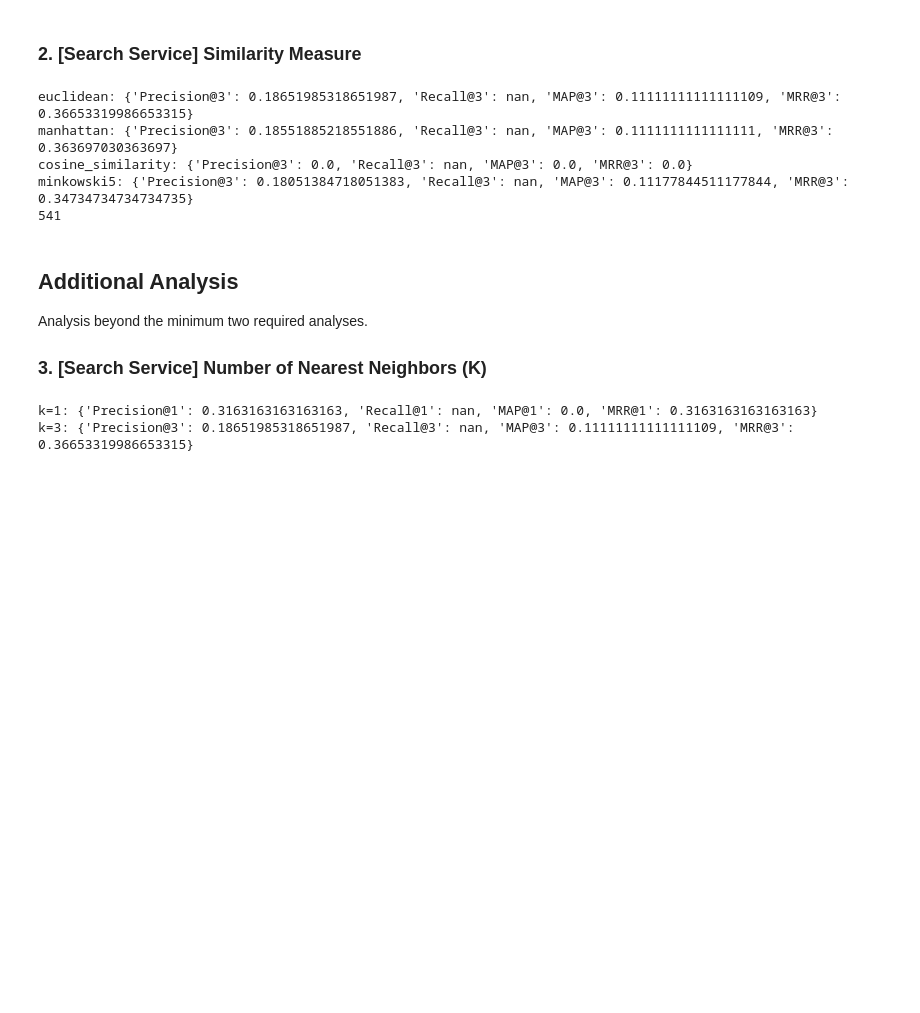
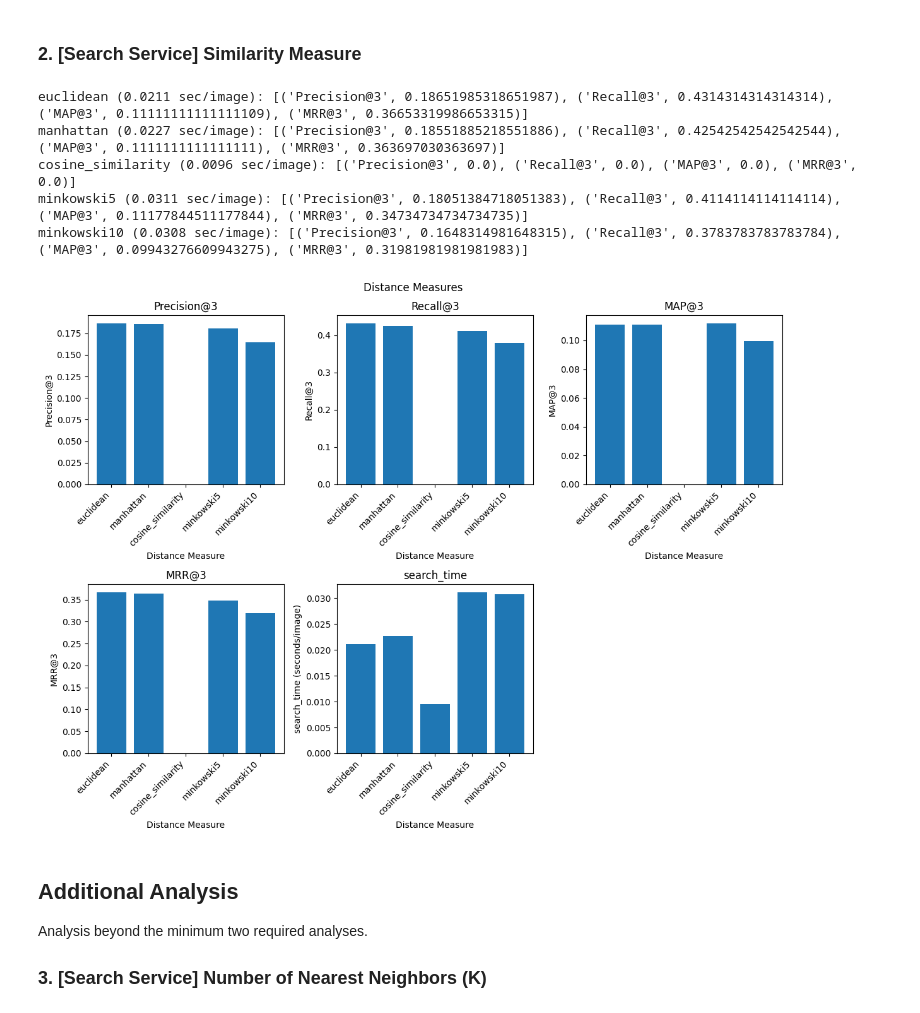
Before and after one commit to rskarp/riley-creating-ai-enabled-systems, a Jupyter notebook: visual_search_system/analysis/design_considerations.ipynb, the cells around one changed output. Drawn from its saved outputs; the diff is of its cells as text; code cells hidden in the pictures; blank space fills up the shorter version.

```diff
--- a/visual_search_system/analysis/design_considerations.ipynb
+++ b/visual_search_system/analysis/design_considerations.ipynb
@@ -148,32 +206,69 @@ model_size_224_resnet_034: {'Precision@3': 0.03670337003670337, 'Recall@3': nan,
 # %% [markdown]
 ### 2. [Search Service] Similarity Measure
 # %%
+# Initialize metrics object
 k = 3
 metrics = RankingMetrics(k=k)
+# Define list of similarity measyres
 def minkowski5(p1, p2): return Measure.minkowski(p1, p2, 5)
 def minkowski10(p1, p2): return Measure.minkowski(p1, p2, 10)
 measures = [Measure.euclidean, Measure.manhattan, Measure.cosine_similarity, minkowski5, minkowski10]
-relevance_ranks = {m:[] for m in measures}
+# Initialize relevance ranks and search times for each measure
+relevance_ranks = {m.__name__:[] for m in measures}
+search_times = {m.__name__:0 for m in measures}
+# Get nearest neighbors for each probe using each similarity measure
 for j in range(len(measures)):
     measure = measures[j]
-    pipeline_224_018.set_search_measure(measure)
+    pipeline_224_018_multi.set_search_measure(measure)
     ranks = []
     for i in range(len(probe_files)):
         probe = Image.open(probe_files[i])
-        neighbors = pipeline_224_018.search_gallery(probe, k)
+        # Get nearest neighbors
+        start = time.time()
+        neighbors = pipeline_224_018_multi.search_gallery(probe, k)
+        end = time.time()
+        search_times[measure.__name__] += (end-start)
+        # Determine relevance_rank list based on known probe label
         predicted_names = [f'{n[1]["firstName"]}_{n[1]["lastName"]}' for n in neighbors]
         relevance_rank = [1 if n == true_names[i] else 0 for n in predicted_names]
         ranks.append(relevance_rank)
     relevance_ranks[measure.__name__] = ranks
-# %%
-for m in measures:
-    print(f'{m.__name__}: {metrics.calc_metrics(relevance_ranks.get(m.__name__))}')
-# %% [output]
-euclidean: {'Precision@3': 0.18651985318651987, 'Recall@3': nan, 'MAP@3': 0.11111111111111109, 'MRR@3': 0.36653319986653315}
-manhattan: {'Precision@3': 0.18551885218551886, 'Recall@3': nan, 'MAP@3': 0.1111111111111111, 'MRR@3': 0.363697030363697}
-cosine_similarity: {'Precision@3': 0.0, 'Recall@3': nan, 'MAP@3': 0.0, 'MRR@3': 0.0}
-minkowski5: {'Precision@3': 0.18051384718051383, 'Recall@3': nan, 'MAP@3': 0.11177844511177844, 'MRR@3': 0.34734734734734735}
-541
+# %%
+# Calculate measure metrics
+measure_metrics = [{**metrics.calc_metrics(relevance_ranks.get(m.__name__)),'search_time': search_times[m.__name__]/len(probe_files), 'measure': m.__name__} for m in measures]
+
+# Print measure metrics
+for m in measure_metrics:
+    print(f"{m['measure']} ({(m['search_time']):.4f} sec/image): {[(k,v) for k,v in m.items() if k not in ['measure','search_time']]}")
+
+# Plot metrics results in subplots
+fig = plt.figure(figsize=(12,9))
+spec = mpl.gridspec.GridSpec(ncols=3, nrows=2)
+# Create subplot for each metric
+subplots = [k for k in measure_metrics[0].keys() if k != 'measure']
+for i in range(len(subplots)):
+    s = subplots[i]
+    # Get data for the current metric
+    bar_names = [mets['measure'] for mets in measure_metrics]
+    vals = [mets[s] for mets in measure_metrics]
+    # Plot data in barchart
+    ax = fig.add_subplot(spec[i//3, i%3])
+    ax.bar(bar_names, vals)
+    ax.set_xticklabels(bar_names,rotation=45, ha='right')
+    ax.set_title(s)
+    ax.set_xlabel('Distance Measure')
+    ax.set_ylabel(s if s != 'search_time' else f'{s} (seconds/image)')
+# Format figure
+fig.suptitle("Distance Measures")
+fig.tight_layout()
+plt.show()
+# %% [output]
+euclidean (0.0211 sec/image): [('Precision@3', 0.18651985318651987), ('Recall@3', 0.4314314314314314), ('MAP@3', 0.11111111111111109), ('MRR@3', 0.36653319986653315)]
+manhattan (0.0227 sec/image): [('Precision@3', 0.18551885218551886), ('Recall@3', 0.42542542542542544), ('MAP@3', 0.1111111111111111), ('MRR@3', 0.363697030363697)]
+cosine_similarity (0.0096 sec/image): [('Precision@3', 0.0), ('Recall@3', 0.0), ('MAP@3', 0.0), ('MRR@3', 0.0)]
+minkowski5 (0.0311 sec/image): [('Precision@3', 0.18051384718051383), ('Recall@3', 0.4114114114114114), ('MAP@3', 0.11177844511177844), ('MRR@3', 0.34734734734734735)]
+minkowski10 (0.0308 sec/image): [('Precision@3', 0.1648314981648315), ('Recall@3', 0.3783783783783784), ('MAP@3', 0.09943276609943275), ('MRR@3', 0.31981981981981983)]
+[figure, added]
 # %% [markdown]
 ## Additional Analysis
 Analysis beyond the minimum two required analyses.
@@ -194,10 +289,3 @@ for i in range(len(probe_files)):
         predicted_names = [f'{n[1]["firstName"]}_{n[1]["lastName"]}' for n in neighbors]
         relevance_rank = [1 if n == true_names[i] else 0 for n in predicted_names]
         relevance_ranks.get(k,[]).append(relevance_rank)
-# %%
-for k in ks:
-    metrics = RankingMetrics(k=k)
-    print(f'k={k}: {metrics.calc_metrics(relevance_ranks.get(k))}')
-# %% [output]
-k=1: {'Precision@1': 0.3163163163163163, 'Recall@1': nan, 'MAP@1': 0.0, 'MRR@1': 0.3163163163163163}
-k=3: {'Precision@3': 0.18651985318651987, 'Recall@3': nan, 'MAP@3': 0.11111111111111109, 'MRR@3': 0.36653319986653315}
```
Also changed, not shown: parts of 13 cells of this notebook, 1 other file.
